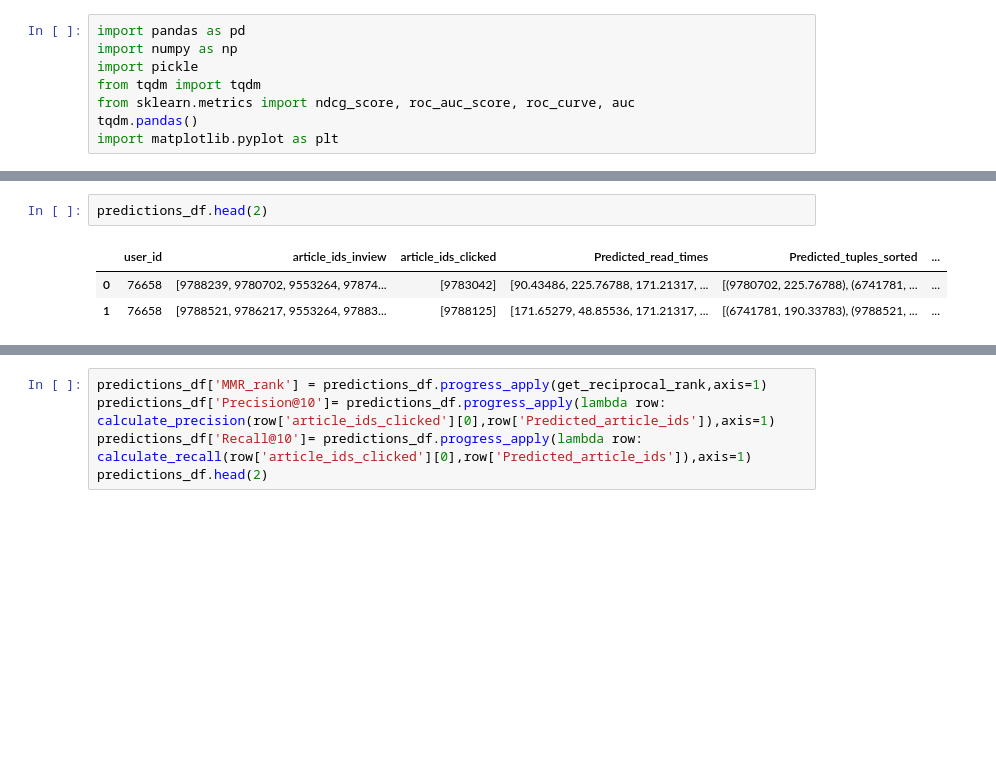
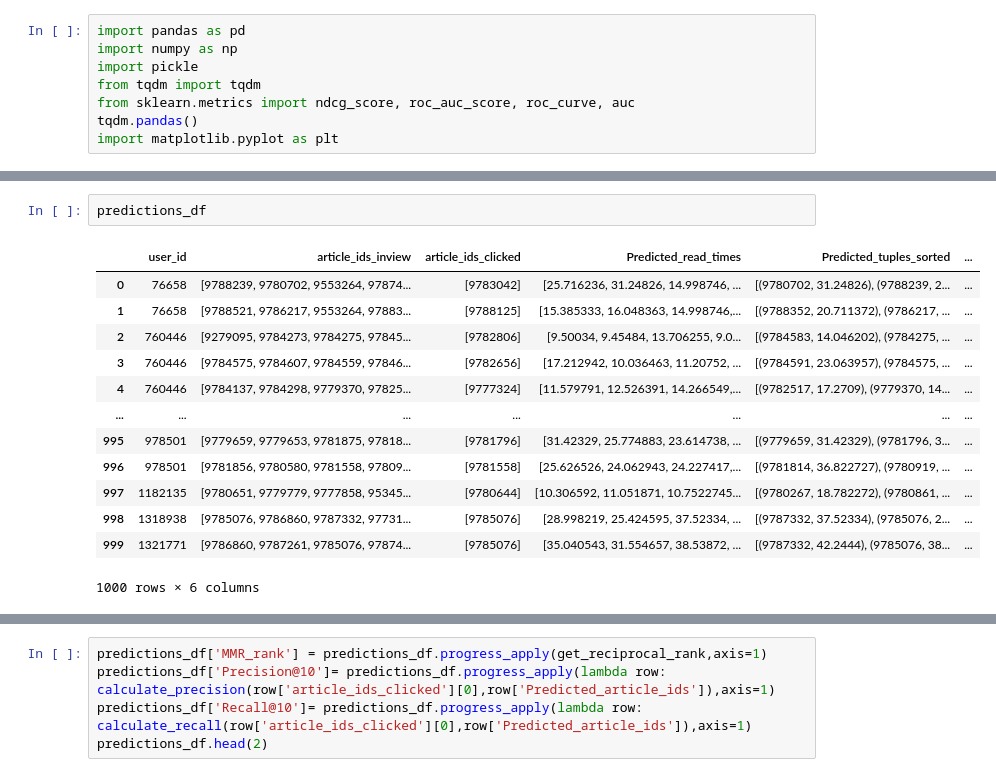
Before and after one commit to akisgazepidis/Recommendation_System_RecSys_Challenge_2024, a Jupyter notebook: 6. RS_Evaluation.ipynb, the cells around one changed output, grey strips where cells are left out. Saved outputs shown, nothing was run; the diff lists cells and outputs as text; blank space fills up the shorter version.

```diff
--- a/6. RS_Evaluation.ipynb
+++ b/6. RS_Evaluation.ipynb
@@ -18,9 +25,19 @@ Predictions df shape:                       (100, 6)
 # %%
-predictions_df.head(2)
+predictions_df
 # %% [output]
 |  | user_id | article_ids_inview | article_ids_clicked | Predicted_read_times | Predicted_tuples_sorted | ... |
-| 0 | 76658 | [9788239, 9780702, 9553264, 97874... | [9783042] | [90.43486, 225.76788, 171.21317, ... | [(9780702, 225.76788), (6741781, ... | ... |
-| 1 | 76658 | [9788521, 9786217, 9553264, 97883... | [9788125] | [171.65279, 48.85536, 171.21317, ... | [(6741781, 190.33783), (9788521, ... | ... |
+| 0 | 76658 | [9788239, 9780702, 9553264, 97874... | [9783042] | [25.716236, 31.24826, 14.998746, ... | [(9780702, 31.24826), (9788239, 2... | ... |
+| 1 | 76658 | [9788521, 9786217, 9553264, 97883... | [9788125] | [15.385333, 16.048363, 14.998746,... | [(9788352, 20.711372), (9786217, ... | ... |
+| 2 | 760446 | [9279095, 9784273, 9784275, 97845... | [9782806] | [9.50034, 9.45484, 13.706255, 9.0... | [(9784583, 14.046202), (9784275, ... | ... |
+| 3 | 760446 | [9784575, 9784607, 9784559, 97846... | [9782656] | [17.212942, 10.036463, 11.20752, ... | [(9784591, 23.063957), (9784575, ... | ... |
+| 4 | 760446 | [9784137, 9784298, 9779370, 97825... | [9777324] | [11.579791, 12.526391, 14.266549,... | [(9782517, 17.2709), (9779370, 14... | ... |
+| ... | ... | ... | ... | ... | ... | ... |
+| 995 | 978501 | [9779659, 9779653, 9781875, 97818... | [9781796] | [31.42329, 25.774883, 23.614738, ... | [(9779659, 31.42329), (9781796, 3... | ... |
+| 996 | 978501 | [9781856, 9780580, 9781558, 97809... | [9781558] | [25.626526, 24.062943, 24.227417,... | [(9781814, 36.822727), (9780919, ... | ... |
+| 997 | 1182135 | [9780651, 9779779, 9777858, 95345... | [9780644] | [10.306592, 11.051871, 10.7522745... | [(9780267, 18.782272), (9780861, ... | ... |
+| 998 | 1318938 | [9785076, 9786860, 9787332, 97731... | [9785076] | [28.998219, 25.424595, 37.52334, ... | [(9787332, 37.52334), (9785076, 2... | ... |
+| 999 | 1321771 | [9786860, 9787261, 9785076, 97874... | [9785076] | [35.040543, 31.554657, 38.53872, ... | [(9787332, 42.2444), (9785076, 38... | ... |
+1000 rows × 6 columns
 # %%
 predictions_df['user_id'].value_counts()
 # %% [output]
```
Also changed, not shown: parts of 8 cells of this notebook, 5 other files.
